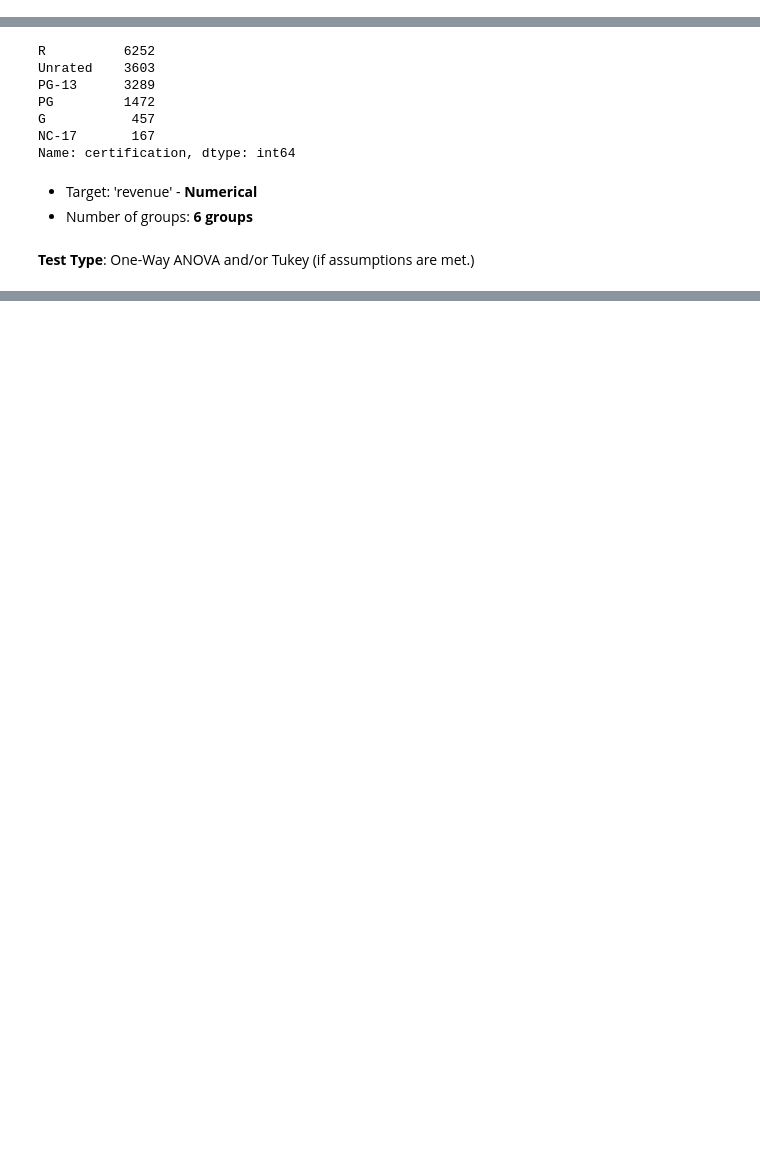
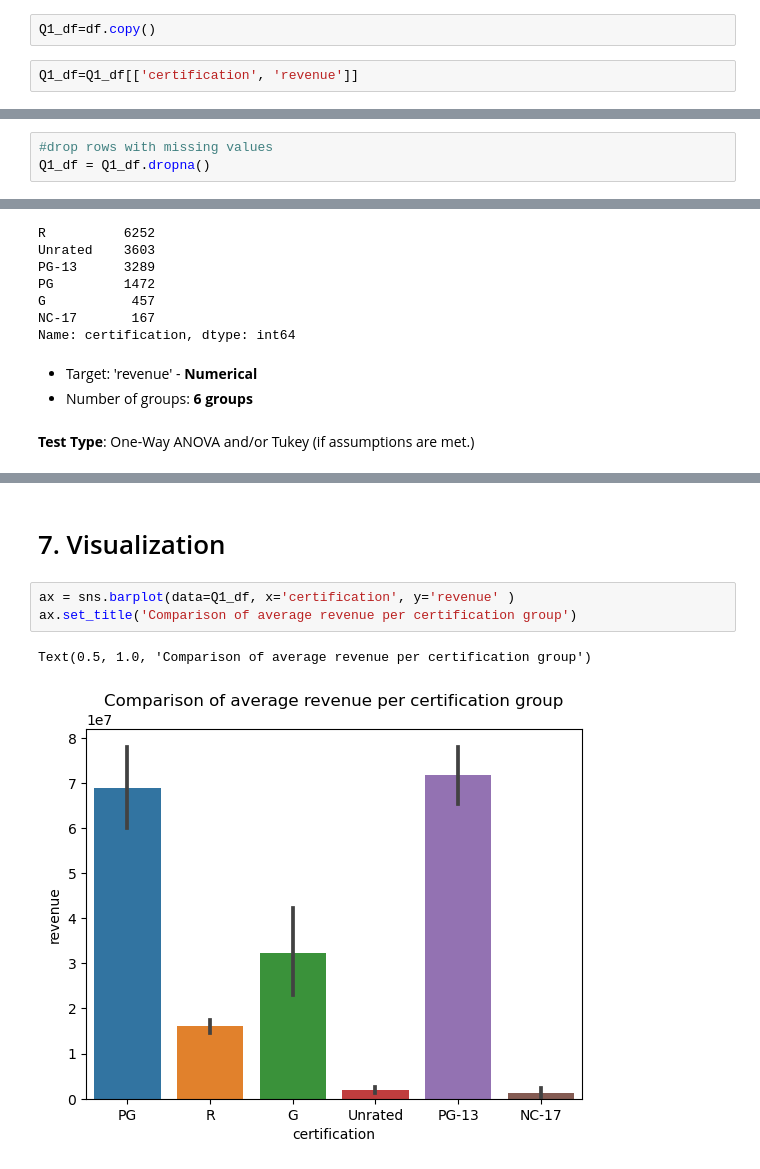
Before and after one commit to ericakitano/Project-3---Movies, a Jupyter notebook: Part 4 - Hypothesis Testing.ipynb, the cells around one changed output, grey strips where cells are left out. Saved outputs shown, nothing was run; the diff lists cells and outputs as text; blank space fills up the shorter version.

Commit message:
Q1 - done with 6 groups

```diff
--- a/Part 4 - Hypothesis Testing.ipynb
+++ b/Part 4 - Hypothesis Testing.ipynb
@@ -329,0 +356,4 @@ df.describe()
+# %%
+Q1_df=df.copy()
+# %%
+Q1_df=Q1_df[['certification', 'revenue']]
@@ -329,0 +372,3 @@ df.describe()
+# %%
+#drop rows with missing values
+Q1_df = Q1_df.dropna()
@@ -352,0 +709,8 @@ Name: certification, dtype: int64
+# %% [markdown]
+# 7. Visualization
+# %%
+ax = sns.barplot(data=Q1_df, x='certification', y='revenue' )
+ax.set_title('Comparison of average revenue per certification group')
+# %% [output]
+Text(0.5, 1.0, 'Comparison of average revenue per certification group')
+[figure, added]
```
Also changed, not shown: parts of 67 cells of this notebook.
